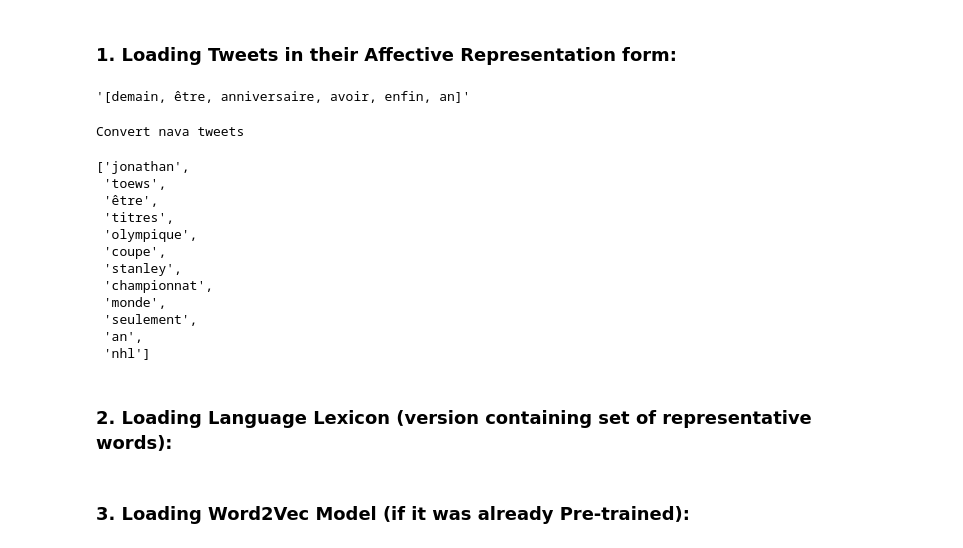
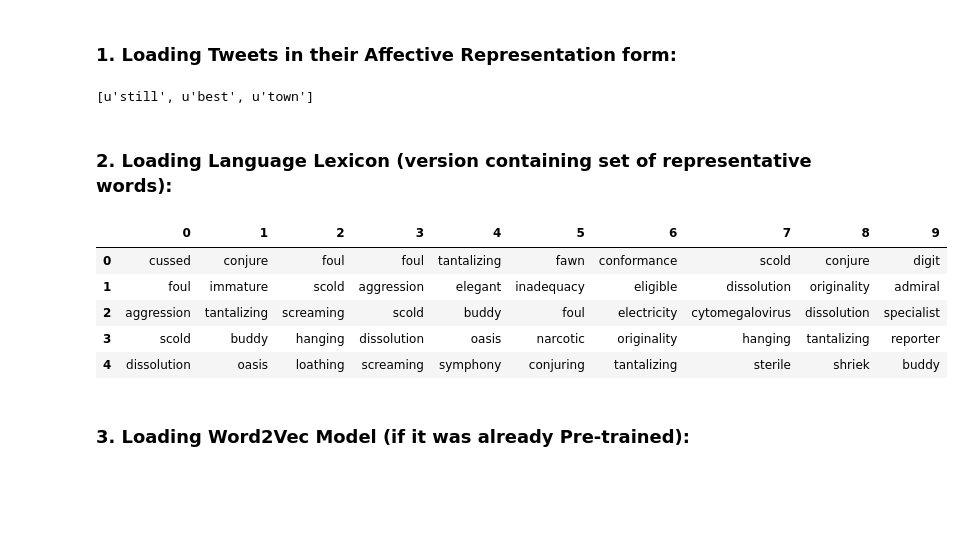
Before and after one commit to meryemmhamdi1/GMR_ADA_Project, a Jupyter notebook: Notebooks/II. Polarity and Emotion Recognition/6. Rule Based Fine Grained Lexicon Extended with Word2Vec.ipynb, the cells around one changed output. Saved outputs shown, nothing was run; the diff lists cells and outputs as text; code cells hidden in the pictures; blank space fills up the shorter version.

```diff
--- a/Notebooks/II. Polarity and Emotion Recognition/6. Rule Based Fine Grained Lexicon Extended with Word2Vec.ipynb
+++ b/Notebooks/II. Polarity and Emotion Recognition/6. Rule Based Fine Grained Lexicon Extended with Word2Vec.ipynb
@@ -65,46 +63,28 @@ model.save(model_name)
 ## II. Applying Rule Based Lexicon Approach Extended with Word2Vec Methodology:
 # %% [markdown]
 ### 1. Loading Tweets in their Affective Representation form:
-# %%
-import pandas as pd
-tokenized = pd.read_csv('../../Project_Backup/BigData/Unannotated_Representation/fr/Unannotated_Representation1_5.csv',encoding="ISO-8859-1")
-#tokenized1 = pd.read_csv('../../Project_Backup/BigData/Unannotated_Representation/de/Unannotated_Representation2_sw.csv',encoding="ISO-8859-1")
-#tokenized2 = pd.read_csv('../../Project_Backup/BigData/Unannotated_Representation/de/Unannotated_Representation3_sw.csv',encoding="ISO-8859-1")
-
-from tqdm import tqdm
-import ast
-
-nava_repr = list(tokenized['Nava without Stop Words'])#+list(tokenized1['Nava without Stop Words'])+list(tokenized2['Nava without Stop Words'])
-nava_repr[0]
-# %% [output]
-'[demain, être, anniversaire, avoir, enfin, an]'
 # %%
-print ("Convert nava tweets")
+nava_repr = list(tokenized_df['Nava Representation'])
 # Convert nava_tweets
 nava_tweets = []
-for i in tqdm(range(0, len(nava_repr))):
-    #result = ast.literal_eval(nava_repr[i])
-    #nava_tweets.append(result)
-    nava_tweets.append(nava_repr[i][1:len(nava_repr[i])-1].split(', '))
-nava_tweets[1]
+for i in range(0, len(nava_repr)):
+    result = ast.literal_eval(nava_repr[i])
+    nava_tweets.append(result)
+nava_tweets[0]
 # %% [output]
-Convert nava tweets
+[u'still', u'best', u'town']
-['jonathan',
- 'toews',
- 'être',
- 'titres',
- 'olympique',
- 'coupe',
- 'stanley',
- 'championnat',
- 'monde',
- 'seulement',
- 'an',
- 'nhl']
 # %% [markdown]
 ### 2. Loading Language Lexicon (version containing set of representative words):
 # %%
-lexicon_df = pd.read_csv('NRCLexicon/French/french_nrc.csv',encoding='ISO-8859-1')
+lexicon_df = pd.read_csv('../../NRCLexicon/English/lexicon_nrc.csv',encoding='ISO-8859-1')
+lexicon_df.head()
+# %% [output]
+|  | 0 | 1 | 2 | 3 | 4 | 5 | 6 | 7 | 8 | 9 |
+| 0 | cussed | conjure | foul | foul | tantalizing | fawn | conformance | scold | conjure | digit |
+| 1 | foul | immature | scold | aggression | elegant | inadequacy | eligible | dissolution | originality | admiral |
+| 2 | aggression | tantalizing | screaming | scold | buddy | foul | electricity | cytomegalovirus | dissolution | specialist |
+| 3 | scold | buddy | hanging | dissolution | oasis | narcotic | originality | hanging | tantalizing | reporter |
+| 4 | dissolution | oasis | loathing | screaming | symphony | conjuring | tantalizing | sterile | shriek | buddy |
 # %% [markdown]
 ### 3. Loading Word2Vec Model (if it was already Pre-trained):
 # %%
```
Also changed, not shown: parts of 11 cells of this notebook, 5 other files.
